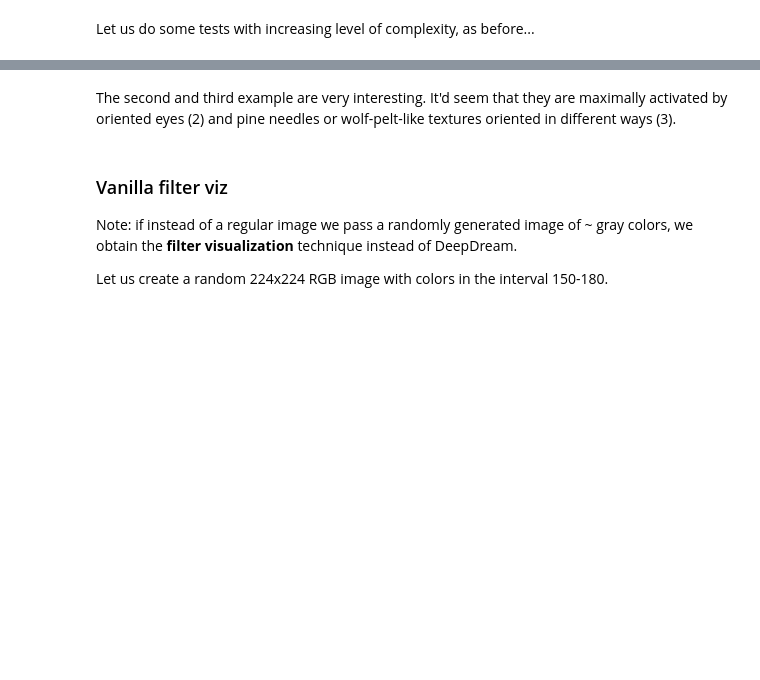
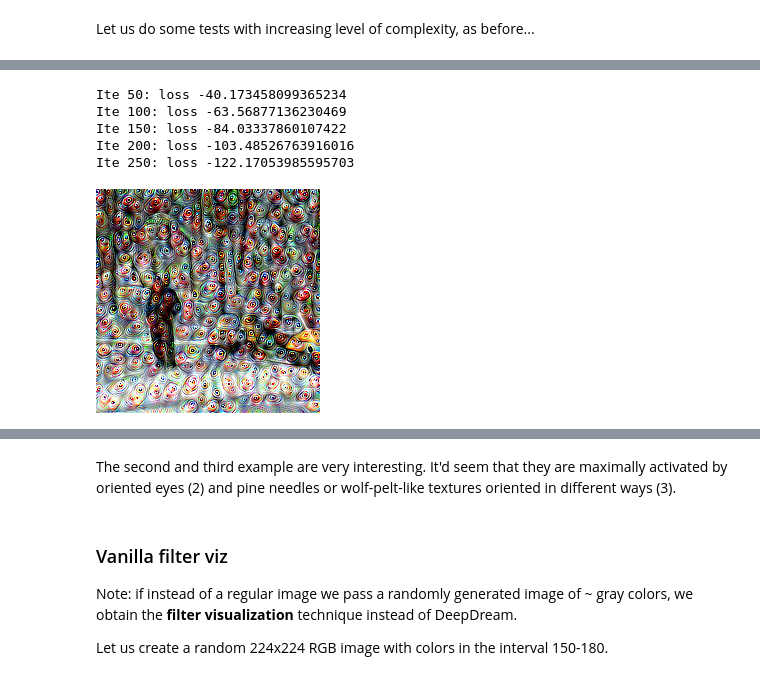
Before and after one commit to ansuini/DSSC_DL_2022, a Jupyter notebook: labs/08-feature-viz.ipynb, the cells around one changed output, grey strips where cells are left out. Drawn from its saved outputs; the diff is of its cells as text; code cells hidden in the pictures; blank space fills up the shorter version.

```diff
--- a/labs/08-feature-viz.ipynb
+++ b/labs/08-feature-viz.ipynb
@@ -384,5 +470,12 @@ tensor2img(transform_vgg, dreams_vgg[-1].detach().clone())
 # %%
 dreams_vgg = deep_dream(imgg.clone(), 250, vgg19, vgg19[17], num_filter=0, ite_interm_store=50)
-tensor2img(transform_vgg, dreams_vgg[4].detach().clone())
+tensor2img(transform, dreams_vgg[4].detach().clone())
+# %% [output]
+Ite 50: loss -40.173458099365234
+Ite 100: loss -63.56877136230469
+Ite 150: loss -84.03337860107422
+Ite 200: loss -103.48526763916016
+Ite 250: loss -122.17053985595703
+[figure, added]
 # %%
 dreams_vgg = deep_dream(imgg.clone(), 60, vgg19, vgg19[23], num_filter=60, ite_interm_store=10)
```
Also changed, not shown: parts of 31 cells of this notebook, 1 other file.
